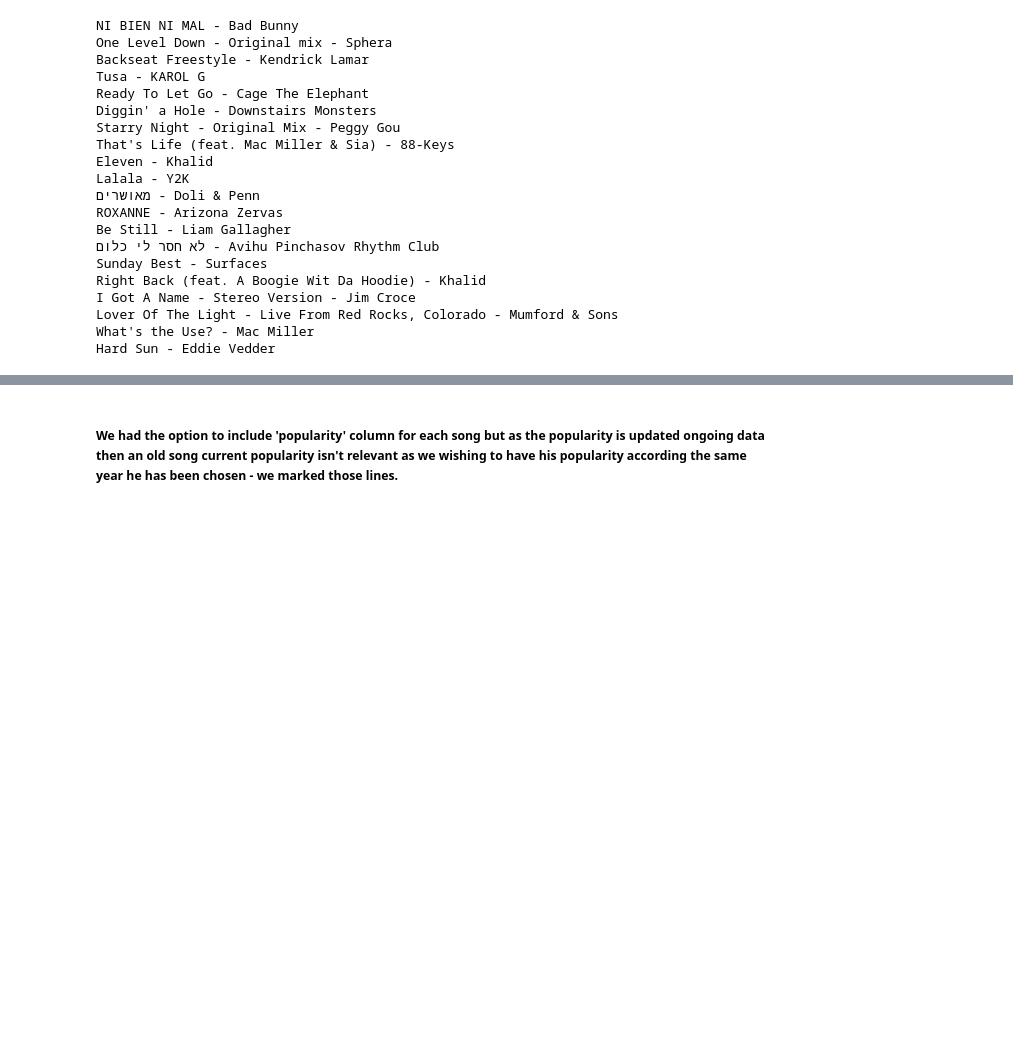
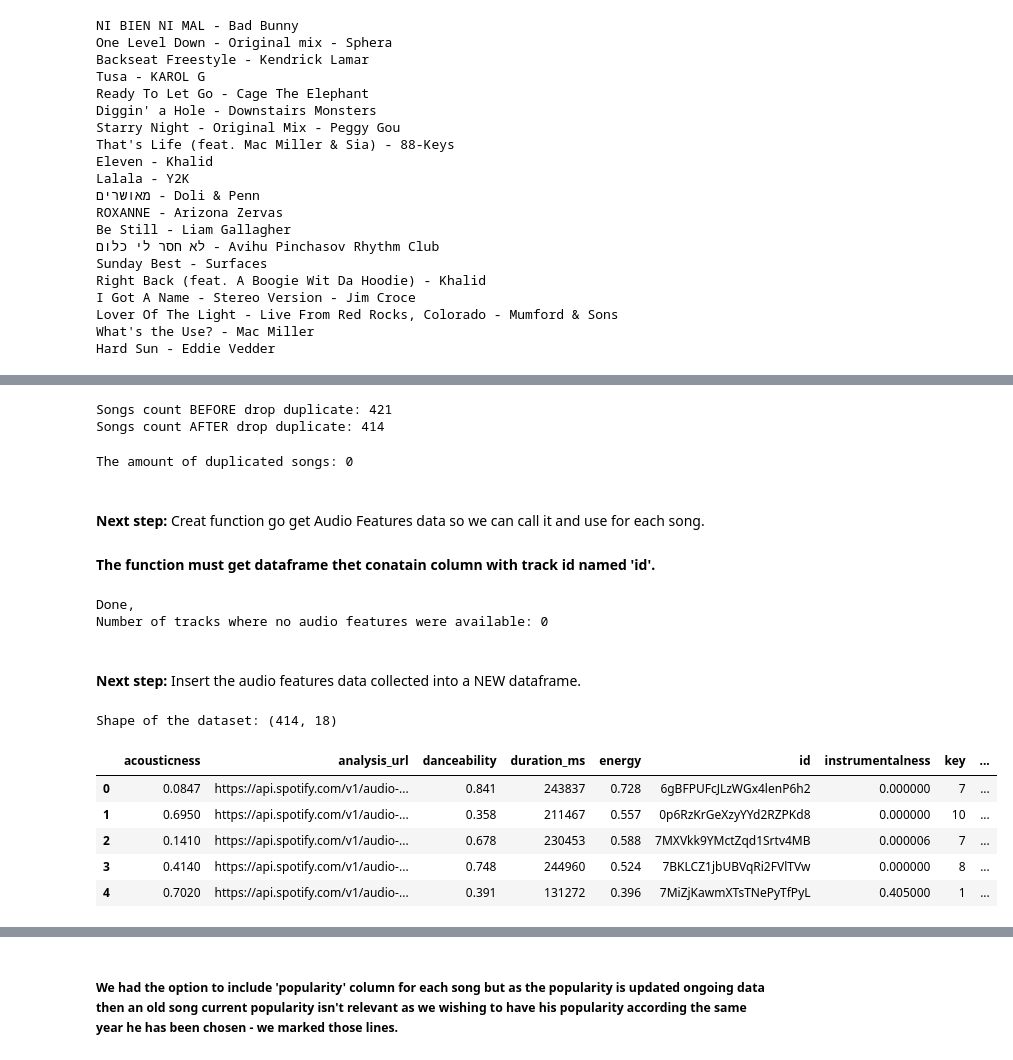
Before and after one commit to makaralis/Music-Project, a Jupyter notebook: FinalProject/getDataFromSpotify.ipynb, the cells around one changed output, grey strips where cells are left out. Cells and saved outputs as stored; diff of their text form; code cells hidden in the pictures; blank space fills up the shorter version.

```diff
--- a/FinalProject/getDataFromSpotify.ipynb
+++ b/FinalProject/getDataFromSpotify.ipynb
@@ -75,0 +124,7 @@ else:
+# %%
+i = from_year_d
+for key, value in songs_df_no.items():
+    print("Number of elements for 201{} with Hebrew songs: {}".format(i, len(songs_df_no[key]['Title'])))
+    songs_df_no[key] = songs_df_no[key][~songs_df_no[key]['Title'].str.contains('[א-ת]', regex = True)]
+    print("Number of elements for 201{} without Hebrew songs: {}\n".format(i, len(songs_df_no[key]['Title'])))
+    i = i + 1
@@ -75,0 +168,15 @@ else:
+# %%
+print("Songs count BEFORE drop duplicate: {}".format(len(df_spotipy_no)))
+df_spotipy_no.drop_duplicates(subset=['Artist','Title'], inplace=True)
+print("Songs count AFTER drop duplicate: {}".format(len(df_spotipy_no)))
+# %% [output]
+Songs count BEFORE drop duplicate: 421
+Songs count AFTER drop duplicate: 414
+# %%
+group = df_spotipy_no.groupby(['Artist','Title'], as_index=True).size()
+print("The amount of duplicated songs: {}".format(group[group > 1].count()))
+# %% [output]
+The amount of duplicated songs: 0
+# %% [markdown]
+<br>**Next step:** Creat function go get Audio Features data so we can call it and use for each song.
+#### The function must get dataframe thet conatain column with track id named 'id'.
@@ -75,0 +200,19 @@ else:
+# %%
+rows = getAudioFeatures(df_spotipy_no)
+# %% [output]
+Done,
+Number of tracks where no audio features were available: 0
+# %% [markdown]
+<br>**Next step:** Insert the audio features data collected into a NEW dataframe.
+# %%
+df_audio_features_no = pd.DataFrame.from_dict(rows, orient='columns')
+print("Shape of the dataset: {}".format(df_audio_features_no.shape))
+df_audio_features_no.head()
+# %% [output]
+Shape of the dataset: (414, 18)
+|  | acousticness | analysis_url | danceability | duration_ms | energy | id | instrumentalness | key | ... |
+| 0 | 0.0847 | https://api.spotify.com/v1/audio-... | 0.841 | 243837 | 0.728 | 6gBFPUFcJLzWGx4lenP6h2 | 0.000000 | 7 | ... |
+| 1 | 0.6950 | https://api.spotify.com/v1/audio-... | 0.358 | 211467 | 0.557 | 0p6RzKrGeXzyYYd2RZPKd8 | 0.000000 | 10 | ... |
+| 2 | 0.1410 | https://api.spotify.com/v1/audio-... | 0.678 | 230453 | 0.588 | 7MXVkk9YMctZqd1Srtv4MB | 0.000006 | 7 | ... |
+| 3 | 0.4140 | https://api.spotify.com/v1/audio-... | 0.748 | 244960 | 0.524 | 7BKLCZ1jbUBVqRi2FVlTVw | 0.000000 | 8 | ... |
+| 4 | 0.7020 | https://api.spotify.com/v1/audio-... | 0.391 | 131272 | 0.396 | 7MiZjKawmXTsTNePyTfPyL | 0.405000 | 1 | ... |
```
Also changed, not shown: parts of 69 cells of this notebook, 2 other files.
